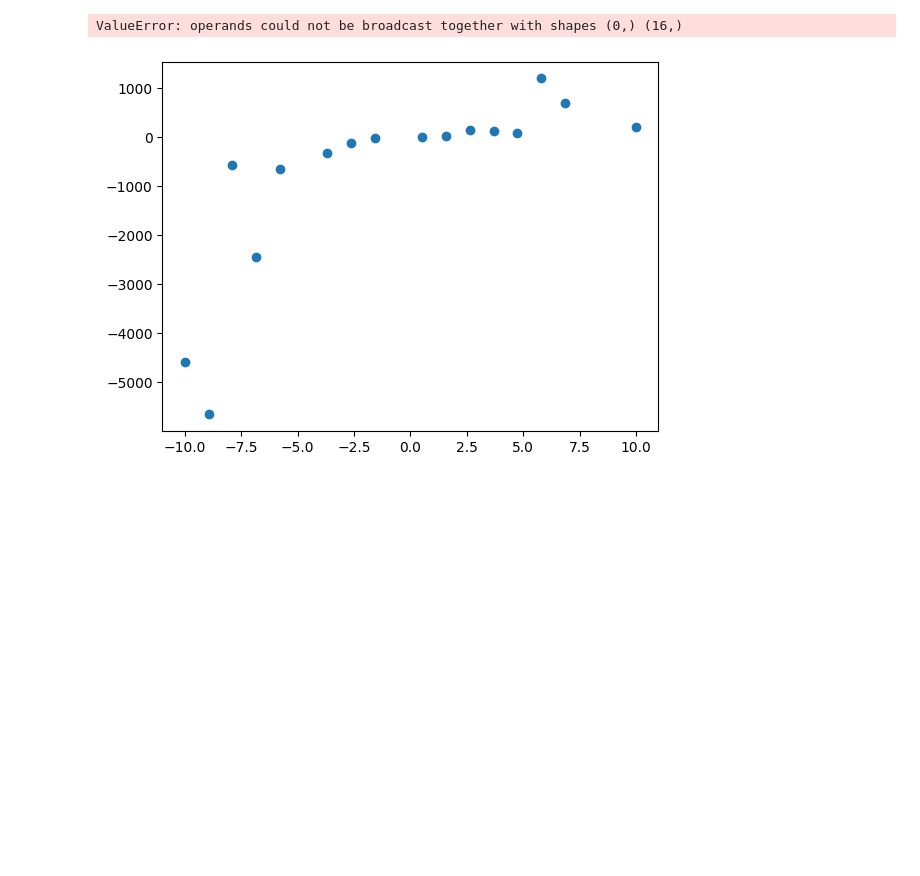
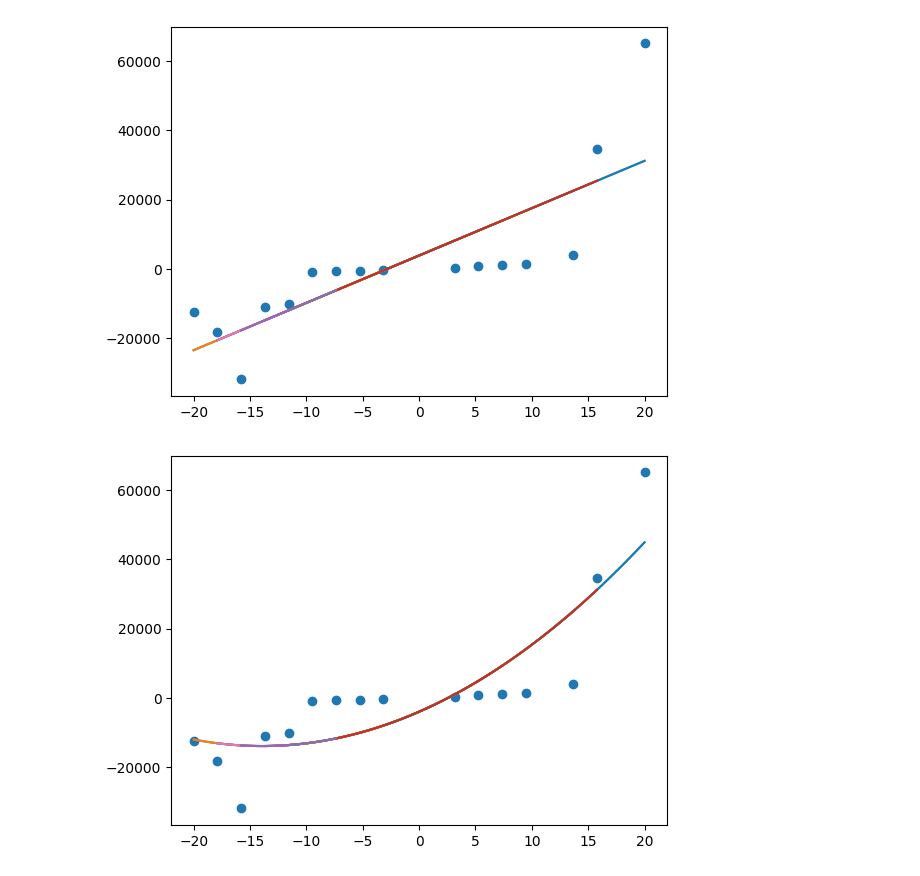
Before and after one commit to FahedAbuShaer/Fahed, a Jupyter notebook: Homework/Chapter 1/Least Square Approximation and Error.ipynb, the cells around one changed output. Drawn from its saved outputs; the diff is of its cells as text; code cells hidden in the pictures; blank space fills up the shorter version.

```diff
--- a/Homework/Chapter 1/Least Square Approximation and Error.ipynb
+++ b/Homework/Chapter 1/Least Square Approximation and Error.ipynb
@@ -17,39 +16,58 @@ def LeastSquare(V, y):
     return b
 # %%
 def fitpolynomial(x, b, n):
-    Ps = []
-    p = b[0]
-    for i in range(1, n + 1):
-        p += b[i] * x ** (n - i)
-        Ps[i - 1] = p
+    Ps = np.zeros(len(x))
+    for j in range(len(x)):
+        p = 0
+        for i in range(n + 1):
+            p += b[i] * x[j] ** i
+        Ps[j] = p
     return Ps
 # %%
 def SSE(P, y):
-    k = np.subtract(P, y)
-    error = np.sum(k * k)
+    dif = np.subtract(P, y)
+    squared = np.zeros(len(dif))
+    for i in range(len(dif)):
+        squared[i] = dif[i] ** 2
+    error = np.sum(squared)
     return error
 # %%
-x = np.linspace(-10, 10, 20)
-x_train = np.random.choice(x, int(0.8*len(x)), replace = False)
-y_train = np.random.uniform(0, 10, int(0.8*len(x))) * x_train ** 3 + np.random.uniform(0, 10, int(0.8*len(x)))
-plt.scatter(x_train, y_train)
-x_test = np.setdiff1d(x, x_train)
-n = 3
-train_error = np.empty(n)
-order = np.arange(1, n + 1, 1)
-for i in range(n + 1):
-    V = Vandermond(x_train, y_train, i)
-    b = LeastSquare(V, y_train)
-    p = fitpolynomial(x_train, b, i)
-    print(p)
-    error = SSE(p, y_train)
-    plt.plot(x_train, p)
-    np.append(train_error, error)
-print(train_error, order)
-plt.show()
-plt.plot(order, train_error, label = "Train")
+x1 = np.linspace(-20, 20, 20)
+x2 = np.random.choice(x1, int(0.8*len(x1)), replace = False)
+y = np.random.uniform(0, 10, int(0.8*len(x1))) * x2 ** 3 + np.random.uniform(0, 10, int(0.8*len(x1)))
+x_test = np.setdiff1d(x1, x2)
+y_test = np.random.uniform(0, 10, int(0.2*len(x1))) * x_test ** 3 + np.random.uniform(0, 10, int(0.2*len(x1)))
+
+k = 5 # order
+
+order = np.arange(1, k+1)
+error1 = np.zeros(k)
+error2 = np.zeros(k)
+
+for n in range(1, k + 1):
+    V = Vandermond(x2, y, n)
+    b = LeastSquare(V, y)
+    Ps = fitpolynomial(x2, b, n)
+    for i in range(len(x2) - 1):
+        xs = np.linspace(x2[i], x2[i+1], 50)
+        p = fitpolynomial(xs, b, n)
+        plt.plot(xs,p)
+
+    error = SSE(Ps, y)
+    error1[n - 1] = error
+
+    Ps2 = fitpolynomial(x_test, b, n)
+    plt.scatter(x2, y)
+    plt.show()
+
+    error = SSE(Ps2, y_test)
+    error2[n - 1] = error
+
+plt.plot(order, error1, label = "Train")
+plt.plot(order, error2, label = "Test")
+plt.xticks(np.arange(1, k+1))
 plt.legend()
 plt.show()
 # %% [output]
-ValueError: operands could not be broadcast together with shapes (0,) (16,)
-[figure, old version]
+[figure, new version]
+[figure, added]
```
Also changed, not shown: parts of 2 cells of this notebook, 55 other files.
